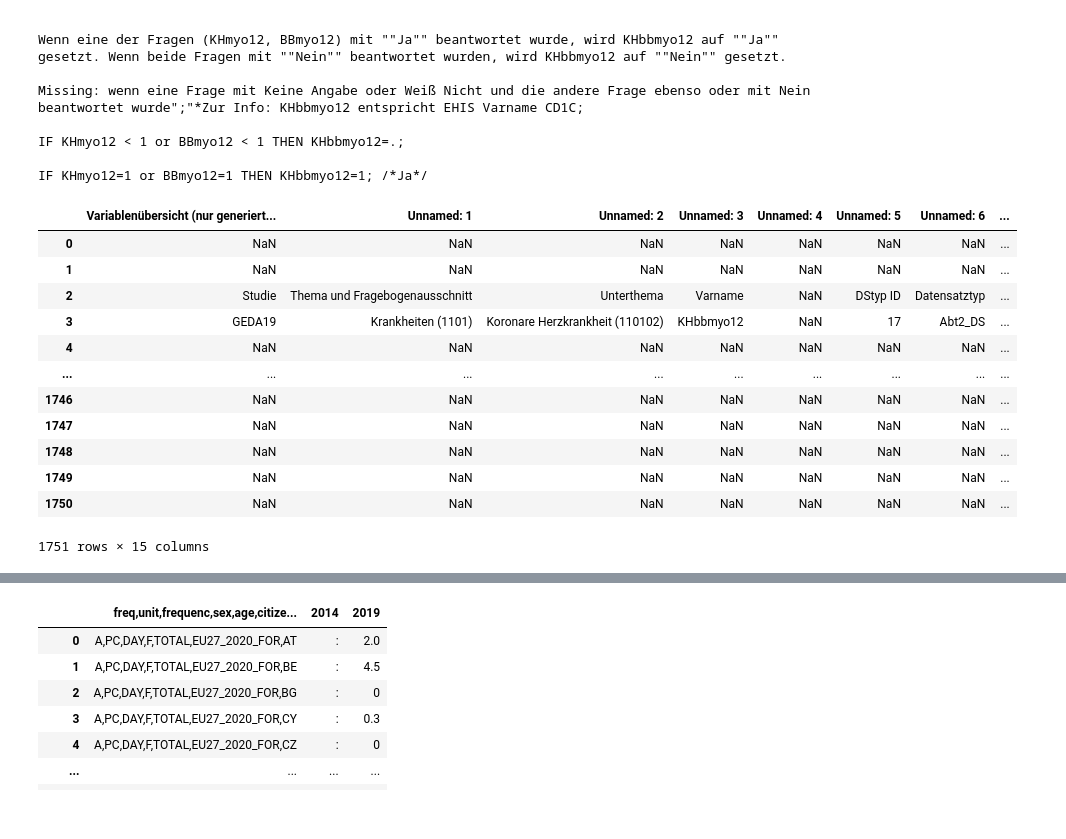
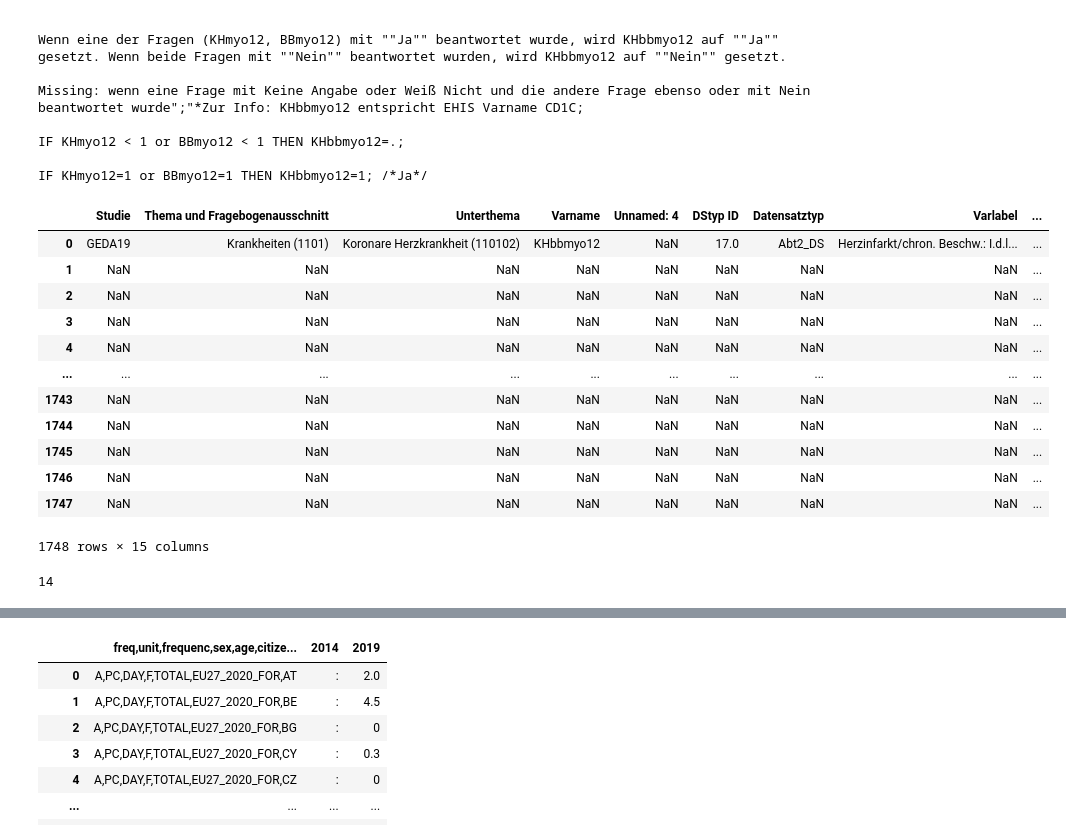
Before and after one commit to justdayane/da-capstone-project-dayane-ernesto, a Jupyter notebook: Capstone project/datasets.ipynb, the cells around one changed output, grey strips where cells are left out. Saved outputs shown, nothing was run; the diff lists cells and outputs as text; code cells hidden in the pictures.

```diff
--- a/Capstone project/datasets.ipynb
+++ b/Capstone project/datasets.ipynb
@@ -82,20 +82,20 @@ IF KHmyo12=1 or BBmyo12=1 THEN KHbbmyo12=1; /*Ja*/
 # %%
 df1 = pd.read_csv(
     "../Ernestos_finds/2019_Gesundheit_in_Deutschlandaktuell_Variablen.csv",
-    sep=";"
+    sep=";", header=3
 )
 df1
 # %% [output]
-|  | Variablenübersicht (nur generiert... | Unnamed: 1 | Unnamed: 2 | Unnamed: 3 | Unnamed: 4 | Unnamed: 5 | Unnamed: 6 | ... |
-| 0 | NaN | NaN | NaN | NaN | NaN | NaN | NaN | ... |
-| 1 | NaN | NaN | NaN | NaN | NaN | NaN | NaN | ... |
-| 2 | Studie | Thema und Fragebogenausschnitt | Unterthema | Varname | NaN | DStyp ID | Datensatztyp | ... |
-| 3 | GEDA19 | Krankheiten (1101) | Koronare Herzkrankheit (110102) | KHbbmyo12 | NaN | 17 | Abt2_DS | ... |
-| 4 | NaN | NaN | NaN | NaN | NaN | NaN | NaN | ... |
-| ... | ... | ... | ... | ... | ... | ... | ... | ... |
-| 1746 | NaN | NaN | NaN | NaN | NaN | NaN | NaN | ... |
-| 1747 | NaN | NaN | NaN | NaN | NaN | NaN | NaN | ... |
-| 1748 | NaN | NaN | NaN | NaN | NaN | NaN | NaN | ... |
-| 1749 | NaN | NaN | NaN | NaN | NaN | NaN | NaN | ... |
-| 1750 | NaN | NaN | NaN | NaN | NaN | NaN | NaN | ... |
+|  | Studie | Thema und Fragebogenausschnitt | Unterthema | Varname | Unnamed: 4 | DStyp ID | Datensatztyp | Varlabel | ... |
+| 0 | GEDA19 | Krankheiten (1101) | Koronare Herzkrankheit (110102) | KHbbmyo12 | NaN | 17.0 | Abt2_DS | Herzinfarkt/chron. Beschw.: I.d.l... | ... |
+| 1 | NaN | NaN | NaN | NaN | NaN | NaN | NaN | NaN | ... |
+| 2 | NaN | NaN | NaN | NaN | NaN | NaN | NaN | NaN | ... |
+| 3 | NaN | NaN | NaN | NaN | NaN | NaN | NaN | NaN | ... |
+| 4 | NaN | NaN | NaN | NaN | NaN | NaN | NaN | NaN | ... |
+| ... | ... | ... | ... | ... | ... | ... | ... | ... | ... |
+| 1743 | NaN | NaN | NaN | NaN | NaN | NaN | NaN | NaN | ... |
+| 1744 | NaN | NaN | NaN | NaN | NaN | NaN | NaN | NaN | ... |
+| 1745 | NaN | NaN | NaN | NaN | NaN | NaN | NaN | NaN | ... |
+| 1746 | NaN | NaN | NaN | NaN | NaN | NaN | NaN | NaN | ... |
+| 1747 | NaN | NaN | NaN | NaN | NaN | NaN | NaN | NaN | ... |
-1751 rows × 15 columns
+1748 rows × 15 columns
@@ -101,0 +116,4 @@ df1
+# %%
+print(len(df1.columns))
+# %% [output]
+14
```
Also changed, not shown: parts of 27 cells of this notebook.
